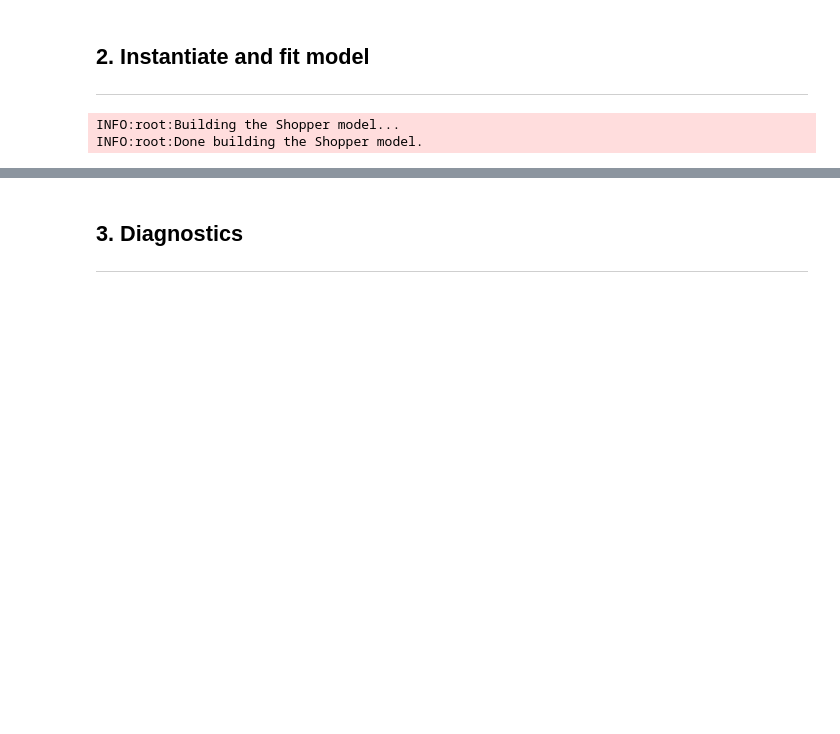
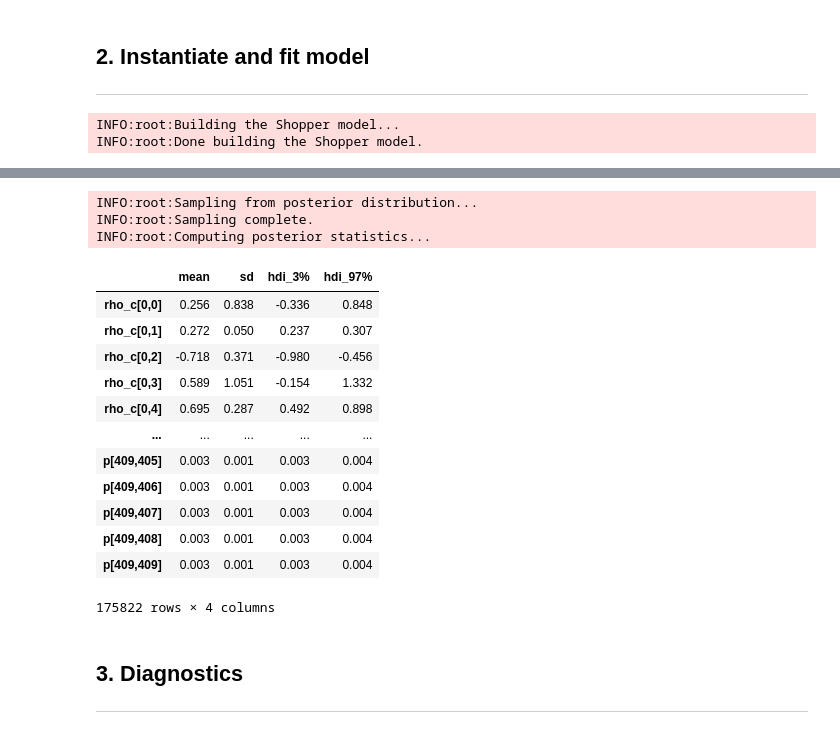
Before and after one commit to topher-lo/PyShopper, a Jupyter notebook: example.ipynb, the cells around one changed output, grey strips where cells are left out. Cells and saved outputs as stored; diff of their text form; code cells hidden in the pictures; blank space fills up the shorter version.

```diff
--- a/example.ipynb
+++ b/example.ipynb
@@ -102,9 +103,27 @@ INFO:pymc3.variational.inference:Finished [100%]: Average Loss = 42,522
 # %%
-# # Results summary:
-# # Summary of common posterior statistics
-# # Note: must define number of draws from approximated posterior distribution
+# Results summary:
+# Summary of common posterior statistics
+# Note: must define number of draws from approximated posterior distribution
 
-# advi_res.summary(draws=5)
+summary = advi_res.summary(draws=2)
+summary
+# %% [output]
+INFO:root:Sampling from posterior distribution...
+INFO:root:Sampling complete.
+INFO:root:Computing posterior statistics...
+|  | mean | sd | hdi_3% | hdi_97% |
+| rho_c[0,0] | 0.256 | 0.838 | -0.336 | 0.848 |
+| rho_c[0,1] | 0.272 | 0.050 | 0.237 | 0.307 |
+| rho_c[0,2] | -0.718 | 0.371 | -0.980 | -0.456 |
+| rho_c[0,3] | 0.589 | 1.051 | -0.154 | 1.332 |
+| rho_c[0,4] | 0.695 | 0.287 | 0.492 | 0.898 |
+| ... | ... | ... | ... | ... |
+| p[409,405] | 0.003 | 0.001 | 0.003 | 0.004 |
+| p[409,406] | 0.003 | 0.001 | 0.003 | 0.004 |
+| p[409,407] | 0.003 | 0.001 | 0.003 | 0.004 |
+| p[409,408] | 0.003 | 0.001 | 0.003 | 0.004 |
+| p[409,409] | 0.003 | 0.001 | 0.003 | 0.004 |
+175822 rows × 4 columns
 # %% [markdown]
 ## 3. Diagnostics
 ---
```
Also changed, not shown: parts of 18 cells of this notebook, 2 other files.
